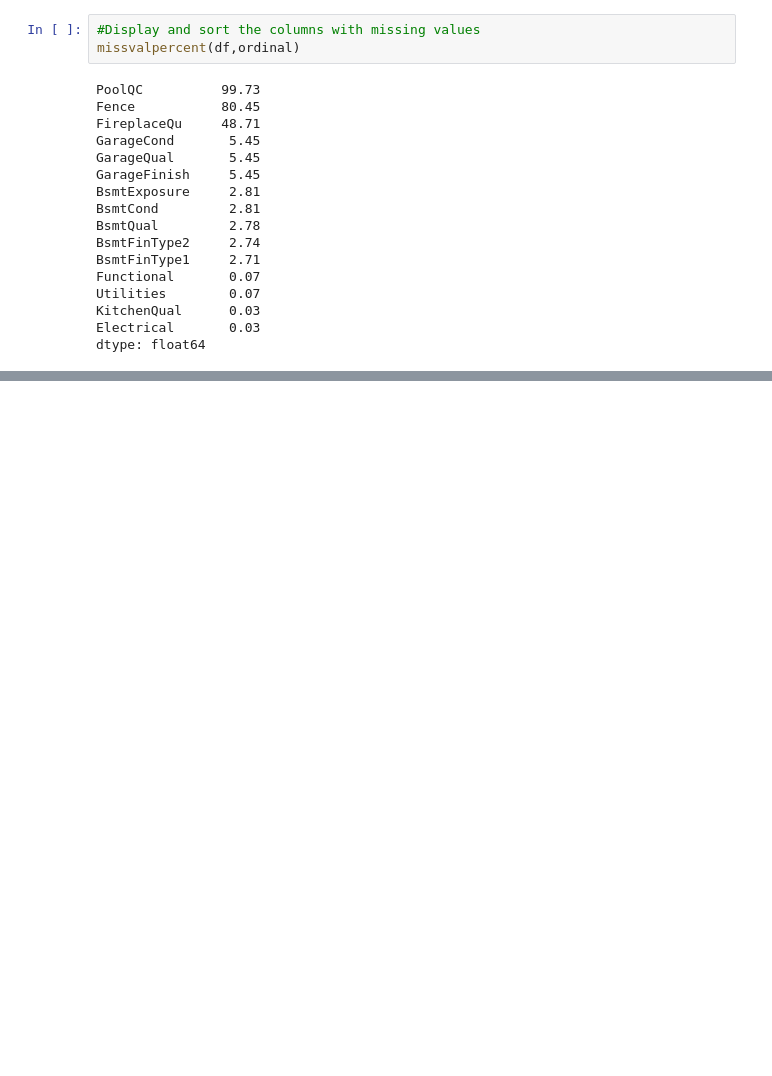
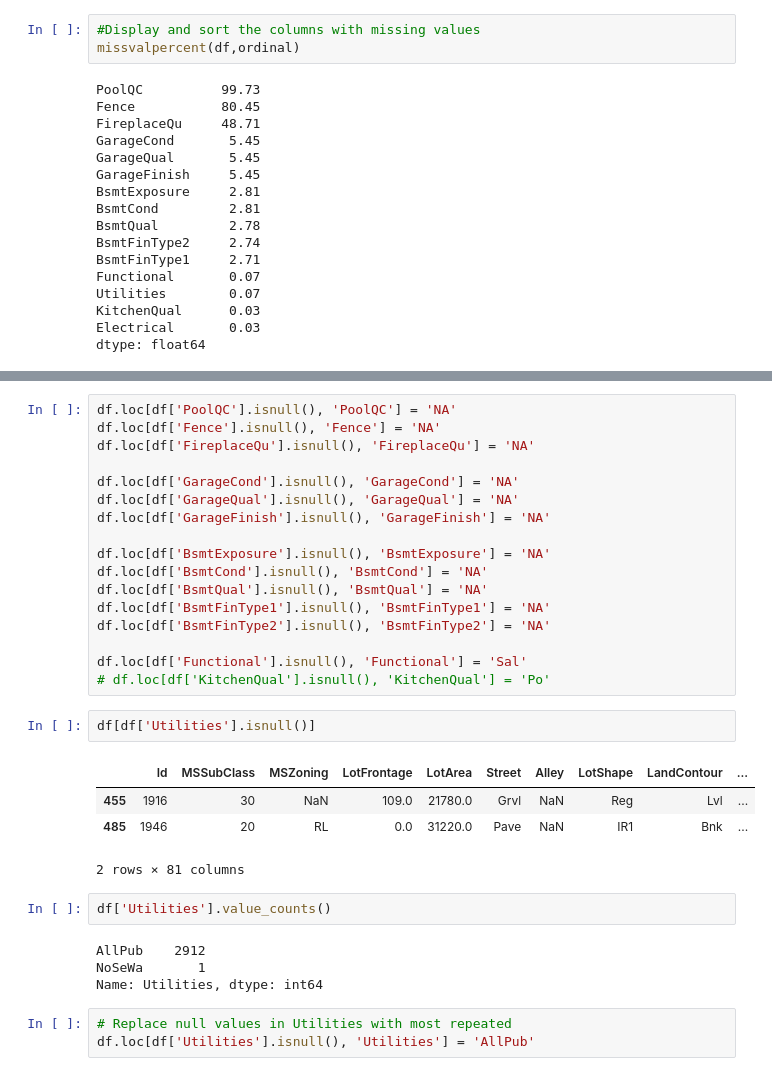
Before and after one commit to rsrigiri/Housing-Prices-Prediction, a Jupyter notebook: AMES-Housing-Prices-Prediction.ipynb, the cells around one changed output, grey strips where cells are left out. Saved outputs shown, nothing was run; the diff lists cells and outputs as text; blank space fills up the shorter version.

Commit message:
Addressed null values for all ORDINAL variables

```diff
--- a/AMES-Housing-Prices-Prediction.ipynb
+++ b/AMES-Housing-Prices-Prediction.ipynb
@@ -347,0 +374,33 @@ dtype: float64
+# %%
+df.loc[df['PoolQC'].isnull(), 'PoolQC'] = 'NA'
+df.loc[df['Fence'].isnull(), 'Fence'] = 'NA'
+df.loc[df['FireplaceQu'].isnull(), 'FireplaceQu'] = 'NA'
+
+df.loc[df['GarageCond'].isnull(), 'GarageCond'] = 'NA'
+df.loc[df['GarageQual'].isnull(), 'GarageQual'] = 'NA'
+df.loc[df['GarageFinish'].isnull(), 'GarageFinish'] = 'NA'
+
+df.loc[df['BsmtExposure'].isnull(), 'BsmtExposure'] = 'NA'
+df.loc[df['BsmtCond'].isnull(), 'BsmtCond'] = 'NA'
+df.loc[df['BsmtQual'].isnull(), 'BsmtQual'] = 'NA'
+df.loc[df['BsmtFinType1'].isnull(), 'BsmtFinType1'] = 'NA'
+df.loc[df['BsmtFinType2'].isnull(), 'BsmtFinType2'] = 'NA'
+
+df.loc[df['Functional'].isnull(), 'Functional'] = 'Sal'
+# df.loc[df['KitchenQual'].isnull(), 'KitchenQual'] = 'Po'
+# %%
+df[df['Utilities'].isnull()]
+# %% [output]
+|  | Id | MSSubClass | MSZoning | LotFrontage | LotArea | Street | Alley | LotShape | LandContour | ... |
+| 455 | 1916 | 30 | NaN | 109.0 | 21780.0 | Grvl | NaN | Reg | Lvl | ... |
+| 485 | 1946 | 20 | RL | 0.0 | 31220.0 | Pave | NaN | IR1 | Bnk | ... |
+2 rows × 81 columns
+# %%
+df['Utilities'].value_counts()
+# %% [output]
+AllPub    2912
+NoSeWa       1
+Name: Utilities, dtype: int64
+# %%
+# Replace null values in Utilities with most repeated
+df.loc[df['Utilities'].isnull(), 'Utilities'] = 'AllPub'
```
Also changed, not shown: parts of 8 cells of this notebook.
